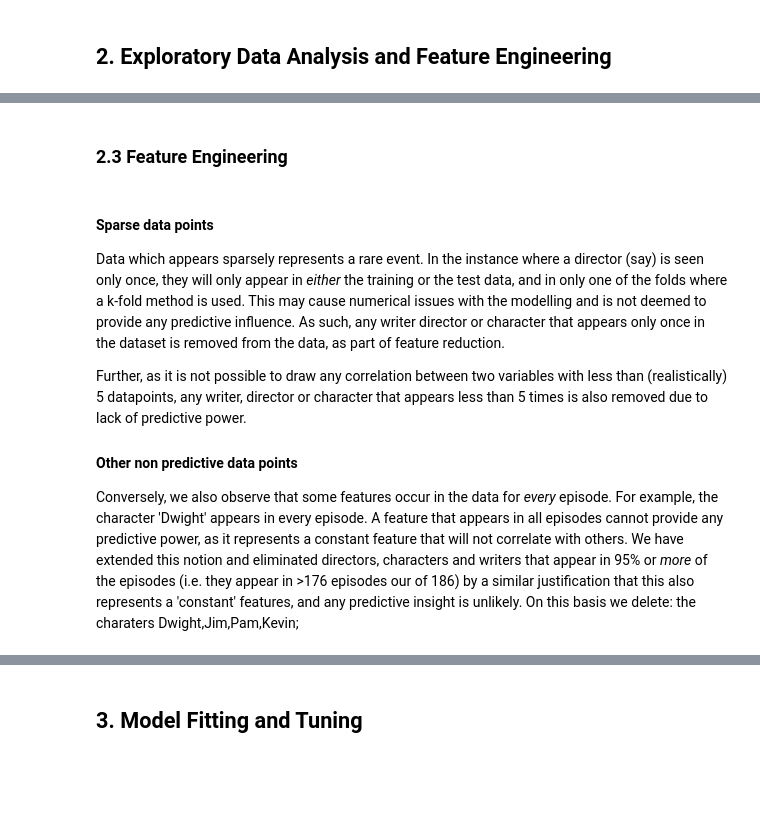
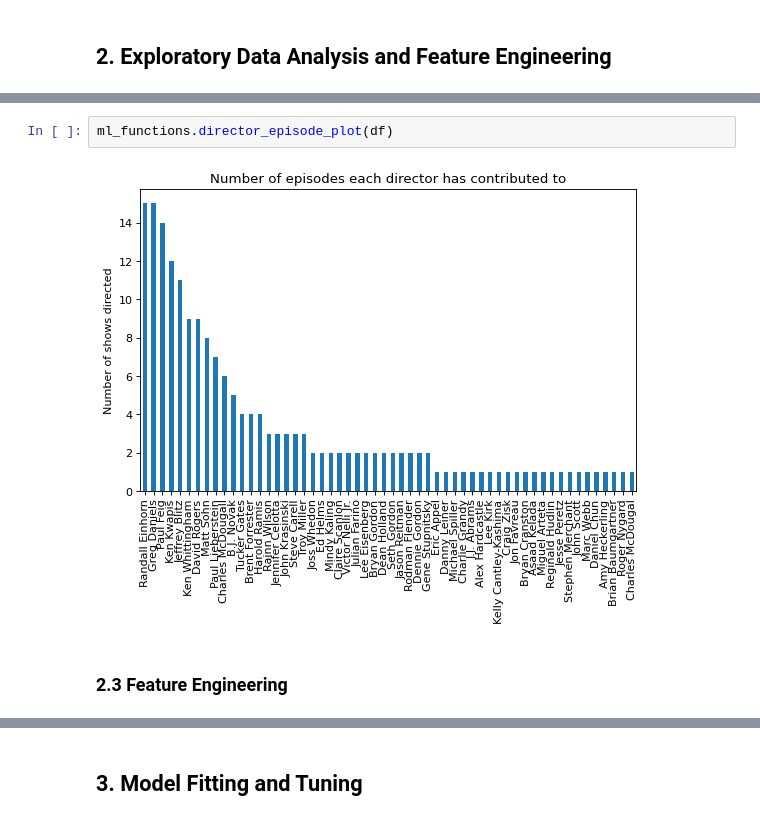
Before and after one commit to s2133934/ML_python_project1, a Jupyter notebook: project1.ipynb, the cells around one changed output, grey strips where cells are left out. Cells and saved outputs as stored; diff of their text form; blank space fills up the shorter version.

```diff
--- a/project1.ipynb
+++ b/project1.ipynb
@@ -152,14 +134,6 @@ We could also explore the influence of verbs, nouns or adjectives. However, in t
+# %%
+ml_functions.director_episode_plot(df)
+# %% [output]
+[figure, added]
 # %% [markdown]
 ### 2.3 Feature Engineering
-# %% [markdown]
-#### Sparse data points
-
-Data which appears sparsely represents a rare event. In the instance where a director (say) is seen only once, they will only appear in *either* the training or the test data, and in only one of the folds where a k-fold method is used. This may cause numerical issues with the modelling and is not deemed to provide any predictive influence. As such, any writer director or character that appears only once in the dataset is removed from the data, as part of feature reduction.
-
-Further, as it is not possible to draw any correlation between two variables with less than (realistically) 5 datapoints, any writer, director or character that appears less than 5 times is also removed due to lack of predictive power.
-
-#### Other non predictive data points
-
-Conversely, we also observe that some features occur in the data for *every* episode. For example, the character 'Dwight' appears in every episode. A feature that appears in all episodes cannot provide any predictive power, as it represents a constant feature that will not correlate with others.
-We have extended this notion and eliminated directors, characters and writers that appear in 95% or *more* of the episodes (i.e. they appear in >176 episodes our of 186) by a similar justification that this also represents a 'constant' features, and any predictive insight is unlikely.
-On this basis we delete: the charaters Dwight,Jim,Pam,Kevin;
```
Also changed, not shown: parts of 118 cells of this notebook, 4 other files.
